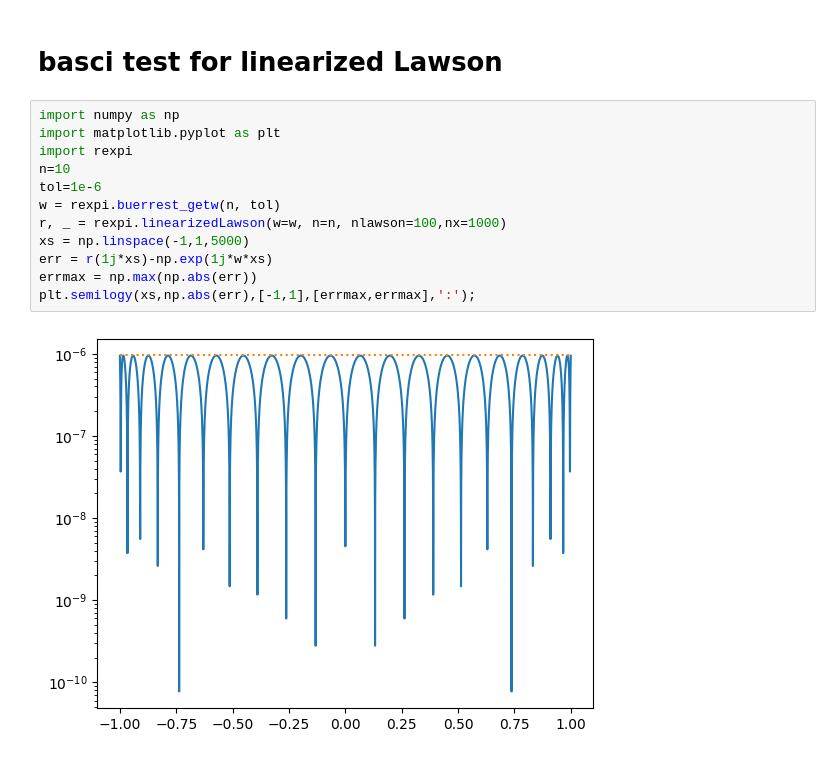
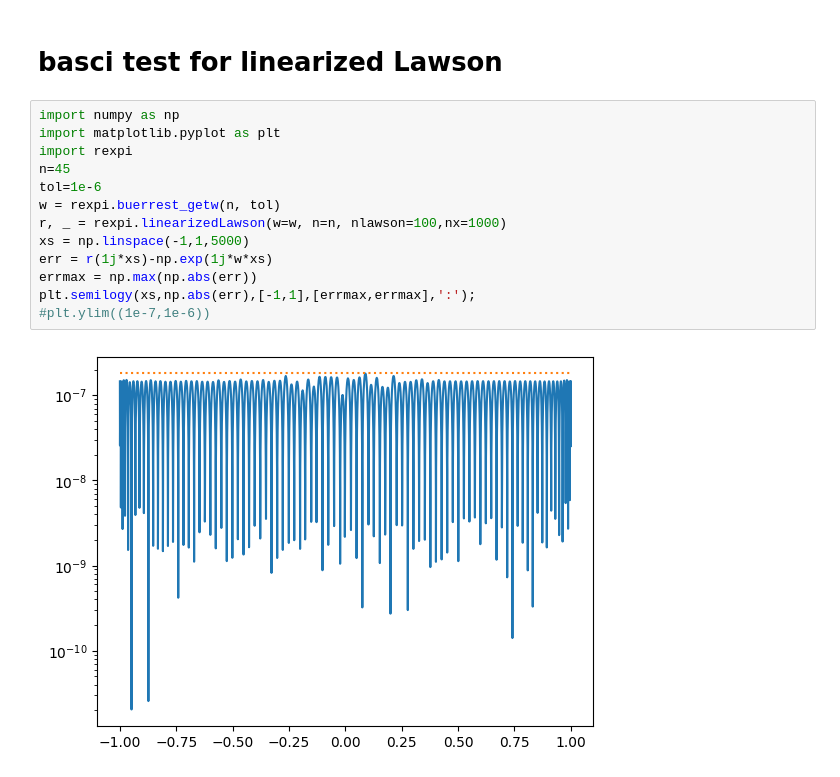
Before and after one commit to newbisi/rexpi, a Jupyter notebook: examples/ex0_basicruns.ipynb, the cells around one changed output. Drawn from its saved outputs; the diff is of its cells as text.

```diff
--- a/examples/ex0_basicruns.ipynb
+++ b/examples/ex0_basicruns.ipynb
@@ -19,14 +108,15 @@ plt.semilogy(xs,np.abs(err),[-1,1],[errmax,errmax],':');
 # %%
 import numpy as np
 import matplotlib.pyplot as plt
 import rexpi
-n=10
+n=45
 tol=1e-6
 w = rexpi.buerrest_getw(n, tol)
 r, _ = rexpi.linearizedLawson(w=w, n=n, nlawson=100,nx=1000)
 xs = np.linspace(-1,1,5000)
 err = r(1j*xs)-np.exp(1j*w*xs)
 errmax = np.max(np.abs(err))
 plt.semilogy(xs,np.abs(err),[-1,1],[errmax,errmax],':');
+#plt.ylim((1e-7,1e-6))
 # %% [output]
-[figure, old version]
+[figure, new version]
```
Also changed, not shown: parts of 7 cells of this notebook, 13 other files.
